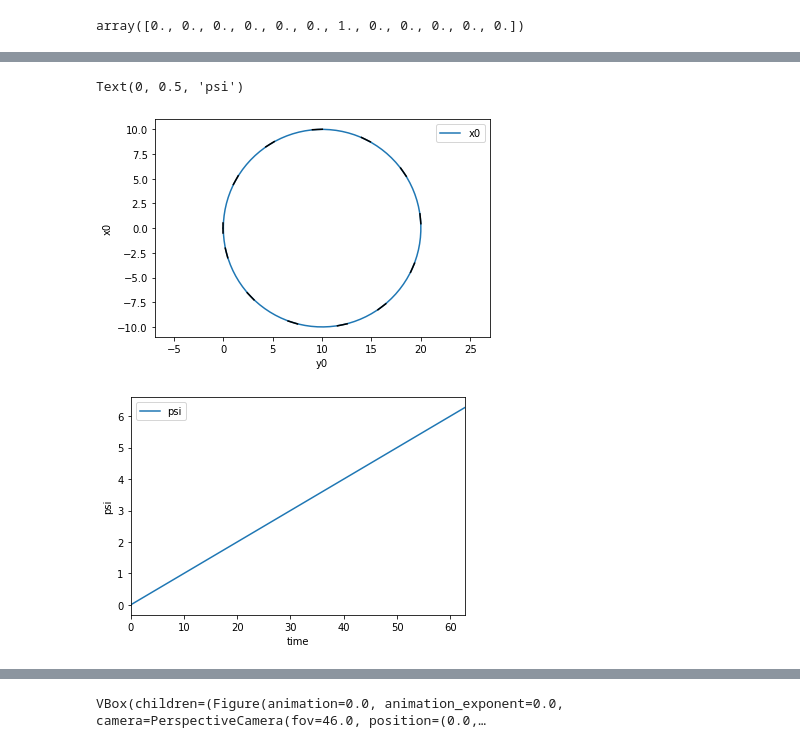
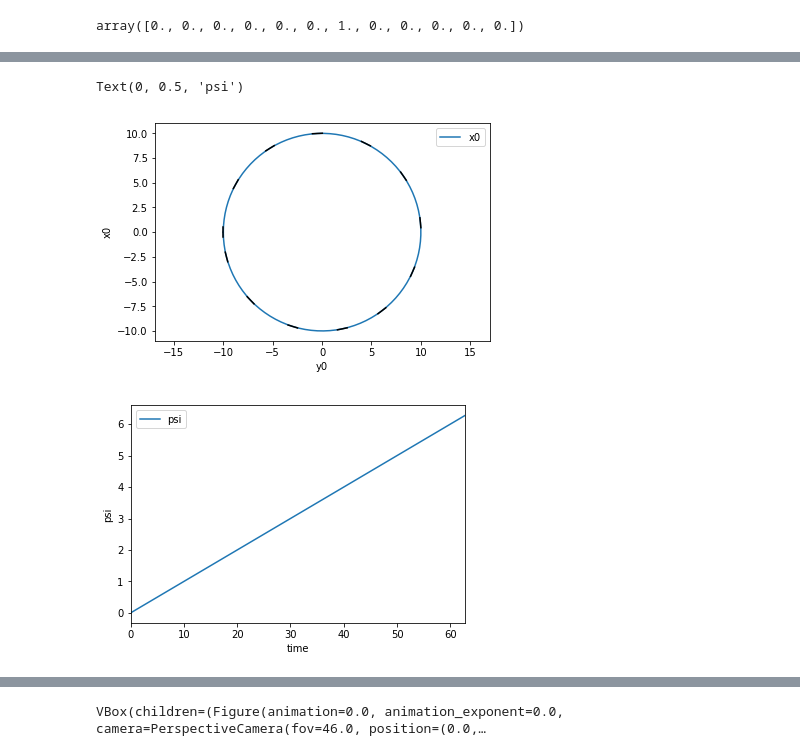
Before and after one commit to martinlarsalbert/motion-to-acceleration, a Jupyter notebook: rigid_body_6DOF.ipynb, the cells around one changed output, grey strips where cells are left out. Cells and saved outputs as stored; diff of their text form; code cells hidden in the pictures.

```diff
--- a/rigid_body_6DOF.ipynb
+++ b/rigid_body_6DOF.ipynb
@@ -204,32 +204,32 @@ def track_plot(df,ax, l=1, time_step='1S'):
 # %%
 
 radius = 10  # Radius of rotation [m]
 w = 0.1  # Angle velocity [rad/s]
 V = radius*w  # Speed of point [m/s]
 t = np.linspace(0,2*np.pi/w,100)
 
 mass=1
 
 expected_acceleration = -radius*w**2
 expected_force = mass*expected_acceleration
 
 
 df = simulate(t=t, force_torque=[0,-expected_force,0,0,0,0],I_xx=1, I_yy=1, I_zz=1, mass=mass,
-              initial_speeds=[V,0,0,0,0,w],initial_coordinates=[0, 0, 0,0,0,0])
+              initial_speeds=[V,0,0,0,0,w],initial_coordinates=[0, -radius, 0,0,0,0])
 
 
 fig,ax = plt.subplots()
 track_plot(df,ax, time_step = '5S')
 
 
 fig,ax = plt.subplots()
 df.plot(y='psi', ax=ax);
 ax.set_xlabel('time')
 ax.set_ylabel('psi')
 # %% [output]
 Text(0, 0.5, 'psi')
-[figure, old version]
+[figure, new version]
-[figure, old version]
+[figure, new version]
 # %%
 t = np.linspace(0,5,100)
 
```
Also changed, not shown: parts of 4 cells of this notebook, 3 other files.
